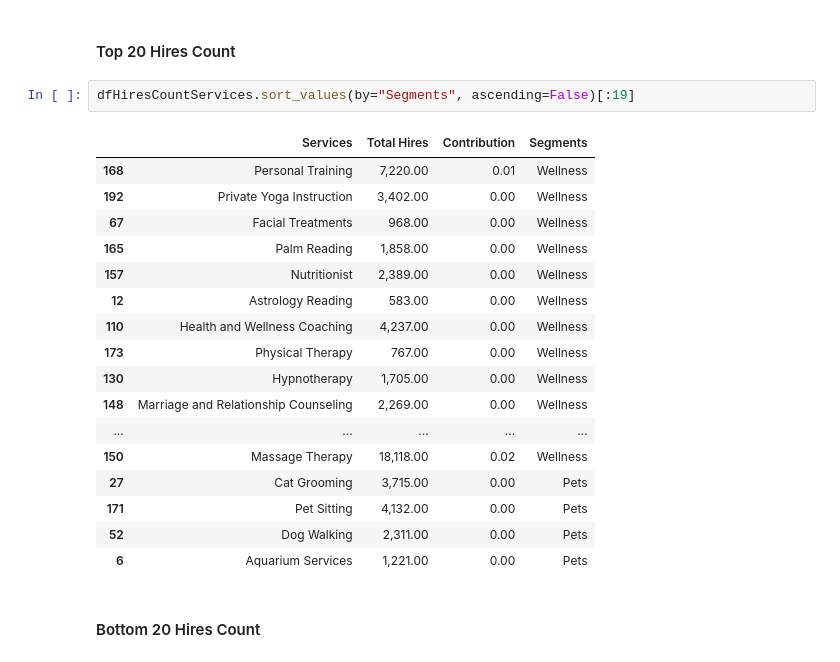
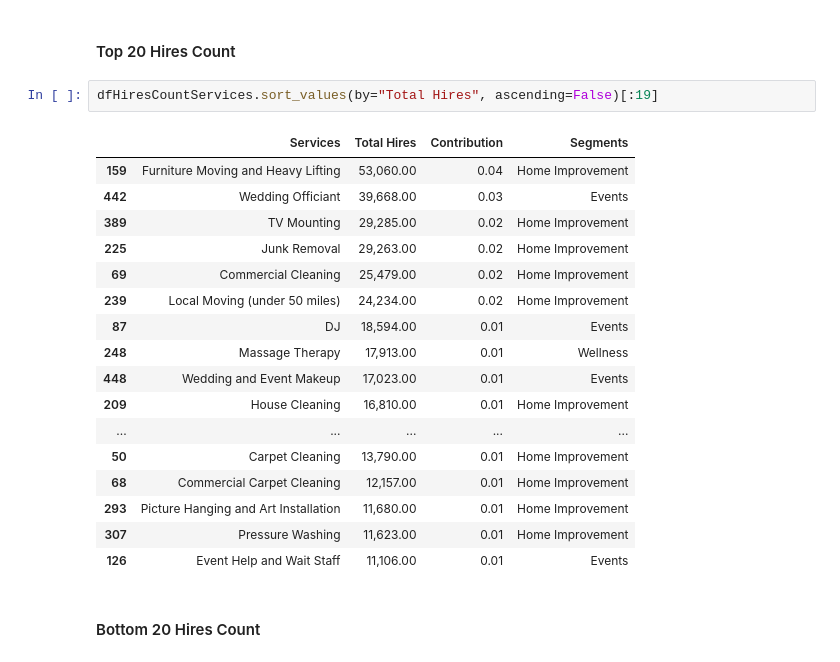
Before and after one commit to ameeruljunaidi/ScrapeThumbtack, a Jupyter notebook: analysis/data_exploration.ipynb, the cells around one changed output. Drawn from its saved outputs; the diff is of its cells as text.

```diff
--- a/analysis/data_exploration.ipynb
+++ b/analysis/data_exploration.ipynb
@@ -386,25 +446,25 @@ dfHiresCountServices = pd.merge(
 # %% [markdown]
 #### Top 20 Hires Count
 # %%
-dfHiresCountServices.sort_values(by="Segments", ascending=False)[:19]
+dfHiresCountServices.sort_values(by="Total Hires", ascending=False)[:19]
 # %% [output]
 |  | Services | Total Hires | Contribution | Segments |
-| 168 | Personal Training | 7,220.00 | 0.01 | Wellness |
-| 192 | Private Yoga Instruction | 3,402.00 | 0.00 | Wellness |
-| 67 | Facial Treatments | 968.00 | 0.00 | Wellness |
-| 165 | Palm Reading | 1,858.00 | 0.00 | Wellness |
-| 157 | Nutritionist | 2,389.00 | 0.00 | Wellness |
-| 12 | Astrology Reading | 583.00 | 0.00 | Wellness |
-| 110 | Health and Wellness Coaching | 4,237.00 | 0.00 | Wellness |
-| 173 | Physical Therapy | 767.00 | 0.00 | Wellness |
-| 130 | Hypnotherapy | 1,705.00 | 0.00 | Wellness |
-| 148 | Marriage and Relationship Counseling | 2,269.00 | 0.00 | Wellness |
+| 159 | Furniture Moving and Heavy Lifting | 53,060.00 | 0.04 | Home Improvement |
+| 442 | Wedding Officiant | 39,668.00 | 0.03 | Events |
+| 389 | TV Mounting | 29,285.00 | 0.02 | Home Improvement |
+| 225 | Junk Removal | 29,263.00 | 0.02 | Home Improvement |
+| 69 | Commercial Cleaning | 25,479.00 | 0.02 | Home Improvement |
+| 239 | Local Moving (under 50 miles) | 24,234.00 | 0.02 | Home Improvement |
+| 87 | DJ | 18,594.00 | 0.01 | Events |
+| 248 | Massage Therapy | 17,913.00 | 0.01 | Wellness |
+| 448 | Wedding and Event Makeup | 17,023.00 | 0.01 | Events |
+| 209 | House Cleaning | 16,810.00 | 0.01 | Home Improvement |
 | ... | ... | ... | ... | ... |
-| 150 | Massage Therapy | 18,118.00 | 0.02 | Wellness |
-| 27 | Cat Grooming | 3,715.00 | 0.00 | Pets |
-| 171 | Pet Sitting | 4,132.00 | 0.00 | Pets |
-| 52 | Dog Walking | 2,311.00 | 0.00 | Pets |
-| 6 | Aquarium Services | 1,221.00 | 0.00 | Pets |
+| 50 | Carpet Cleaning | 13,790.00 | 0.01 | Home Improvement |
+| 68 | Commercial Carpet Cleaning | 12,157.00 | 0.01 | Home Improvement |
+| 293 | Picture Hanging and Art Installation | 11,680.00 | 0.01 | Home Improvement |
+| 307 | Pressure Washing | 11,623.00 | 0.01 | Home Improvement |
+| 126 | Event Help and Wait Staff | 11,106.00 | 0.01 | Events |
 # %% [markdown]
 #### Bottom 20 Hires Count
 # %%
```
Also changed, not shown: parts of 27 cells of this notebook, 2 other files.
